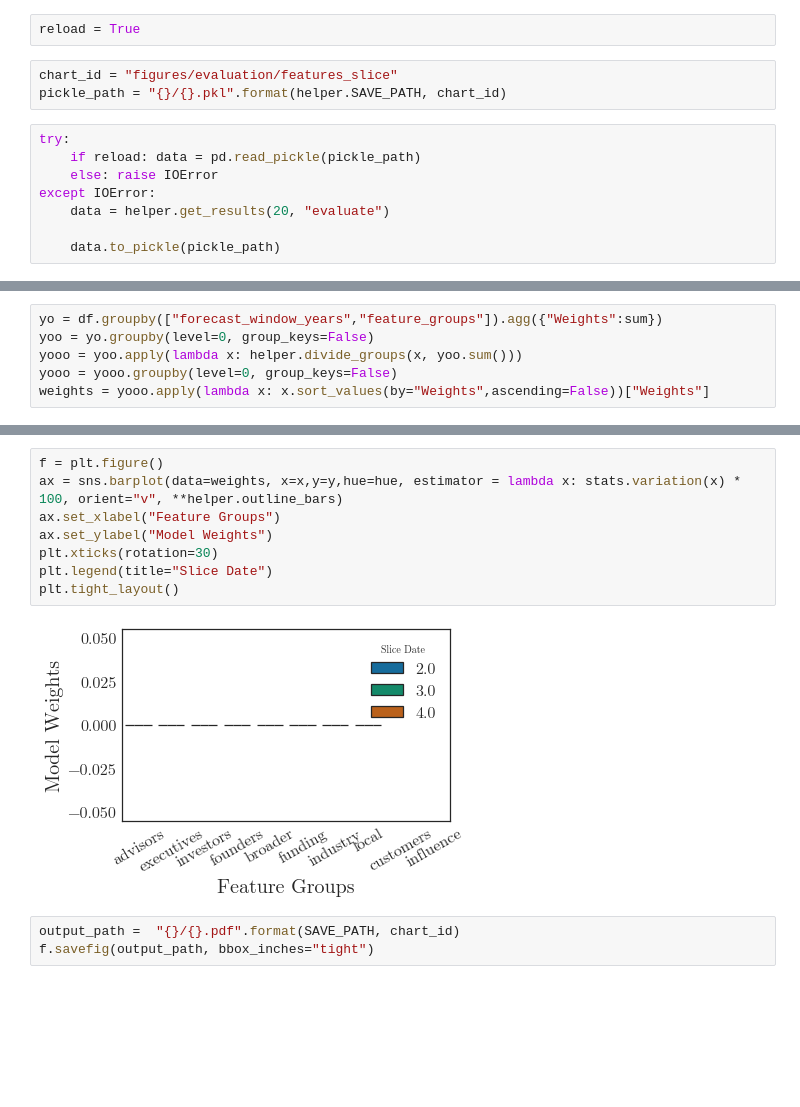
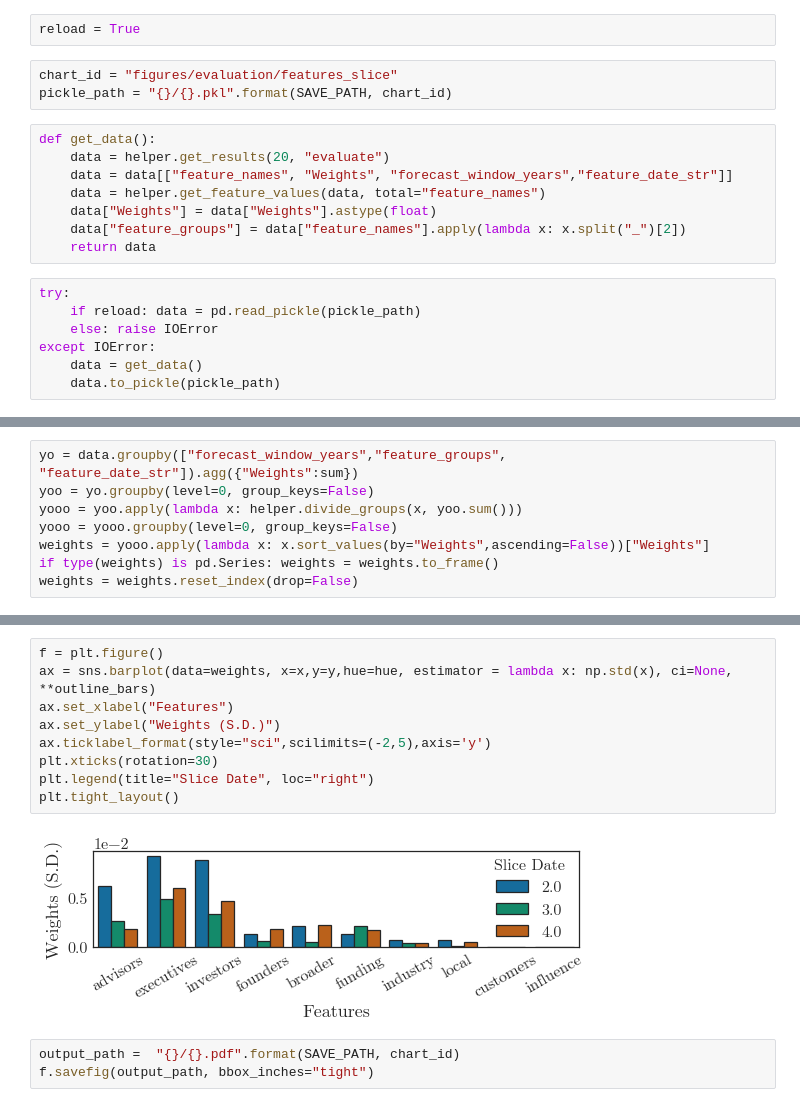
Before and after one commit to markshelton/autovc, a Jupyter notebook: dev/package/analysis/notebooks/Feature Weights.ipynb, the cells around one changed output, grey strips where cells are left out. Cells and saved outputs as stored; diff of their text form; blank space fills up the shorter version.

```diff
--- a/dev/package/analysis/notebooks/Feature Weights.ipynb
+++ b/dev/package/analysis/notebooks/Feature Weights.ipynb
@@ -33,12 +52,19 @@ from sklearn import metrics
 reload = True
 # %%
 chart_id = "figures/evaluation/features_slice"
-pickle_path = "{}/{}.pkl".format(helper.SAVE_PATH, chart_id)
+pickle_path = "{}/{}.pkl".format(SAVE_PATH, chart_id)
+# %%
+def get_data():
+    data = helper.get_results(20, "evaluate")
+    data = data[["feature_names", "Weights", "forecast_window_years","feature_date_str"]]
+    data = helper.get_feature_values(data, total="feature_names")
+    data["Weights"] = data["Weights"].astype(float)
+    data["feature_groups"] = data["feature_names"].apply(lambda x: x.split("_")[2])
+    return data
 # %%
 try:
     if reload: data = pd.read_pickle(pickle_path)
     else: raise IOError
 except IOError:
-    data = helper.get_results(20, "evaluate")
-
+    data = get_data()
     data.to_pickle(pickle_path)
@@ -66,6 +86,8 @@ See the caveats in the documentation: http://pandas.pydata.org/pandas-docs/stabl
 # %%
-yo = df.groupby(["forecast_window_years","feature_groups"]).agg({"Weights":sum})
+yo = data.groupby(["forecast_window_years","feature_groups", "feature_date_str"]).agg({"Weights":sum})
 yoo = yo.groupby(level=0, group_keys=False)
 yooo = yoo.apply(lambda x: helper.divide_groups(x, yoo.sum()))
 yooo = yooo.groupby(level=0, group_keys=False)
 weights = yooo.apply(lambda x: x.sort_values(by="Weights",ascending=False))["Weights"]
+if type(weights) is pd.Series: weights = weights.to_frame()
+weights = weights.reset_index(drop=False)
@@ -121,13 +99,14 @@ weights.groupby([x, hue]).agg(lambda x: np.std(x))
 # %%
 f = plt.figure()
-ax = sns.barplot(data=weights, x=x,y=y,hue=hue, estimator = lambda x: stats.variation(x) * 100, orient="v", **helper.outline_bars)
-ax.set_xlabel("Feature Groups")
-ax.set_ylabel("Model Weights")
+ax = sns.barplot(data=weights, x=x,y=y,hue=hue, estimator = lambda x: np.std(x), ci=None, **outline_bars)
+ax.set_xlabel("Features")
+ax.set_ylabel("Weights (S.D.)")
+ax.ticklabel_format(style="sci",scilimits=(-2,5),axis='y')
 plt.xticks(rotation=30)
-plt.legend(title="Slice Date")
+plt.legend(title="Slice Date", loc="right")
 plt.tight_layout()
 # %% [output]
-[figure, old version]
+[figure, new version]
 # %%
 output_path =  "{}/{}.pdf".format(SAVE_PATH, chart_id)
 f.savefig(output_path, bbox_inches="tight")
```
Also changed, not shown: parts of 33 cells of this notebook, 18 other files.
